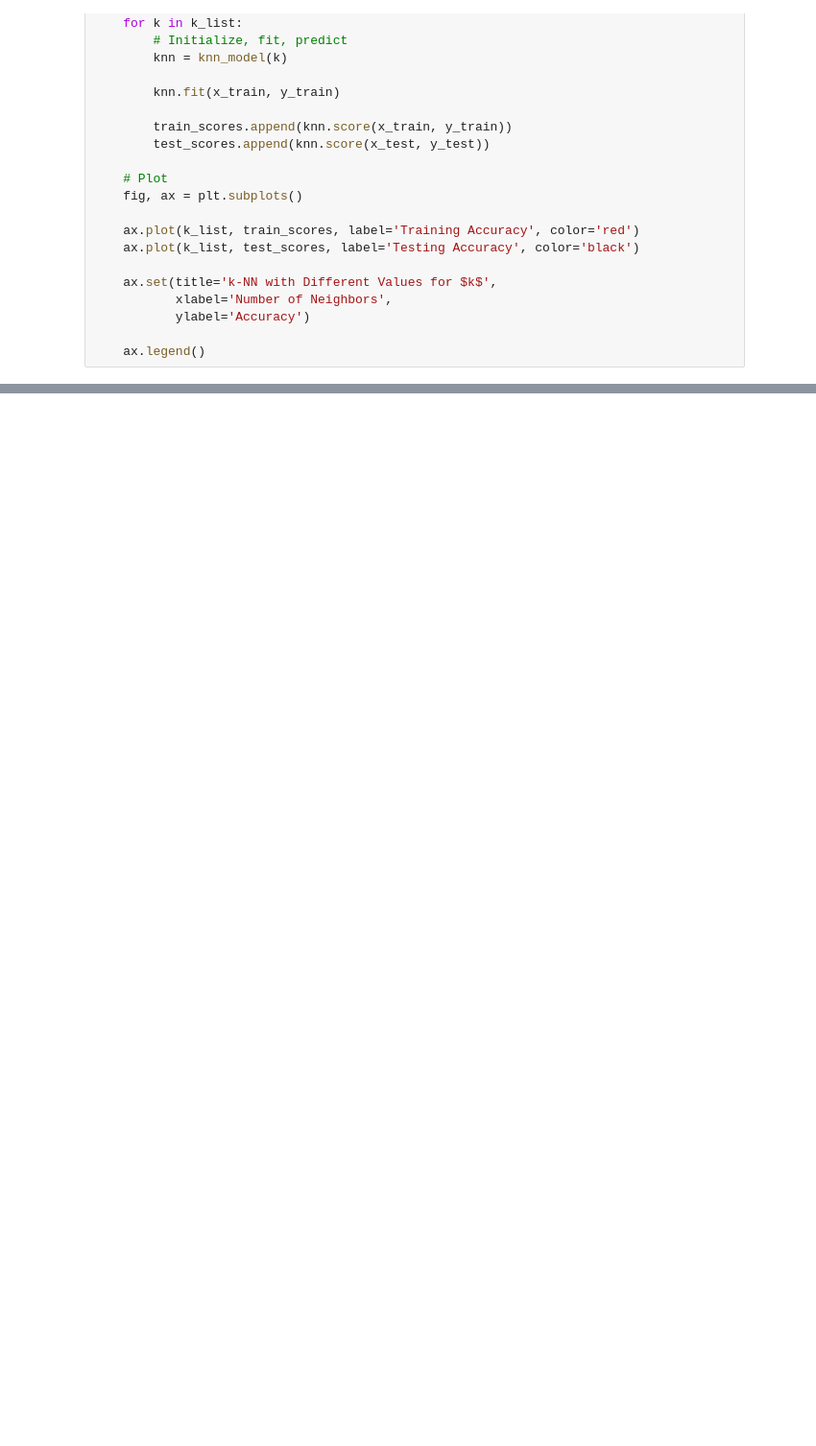
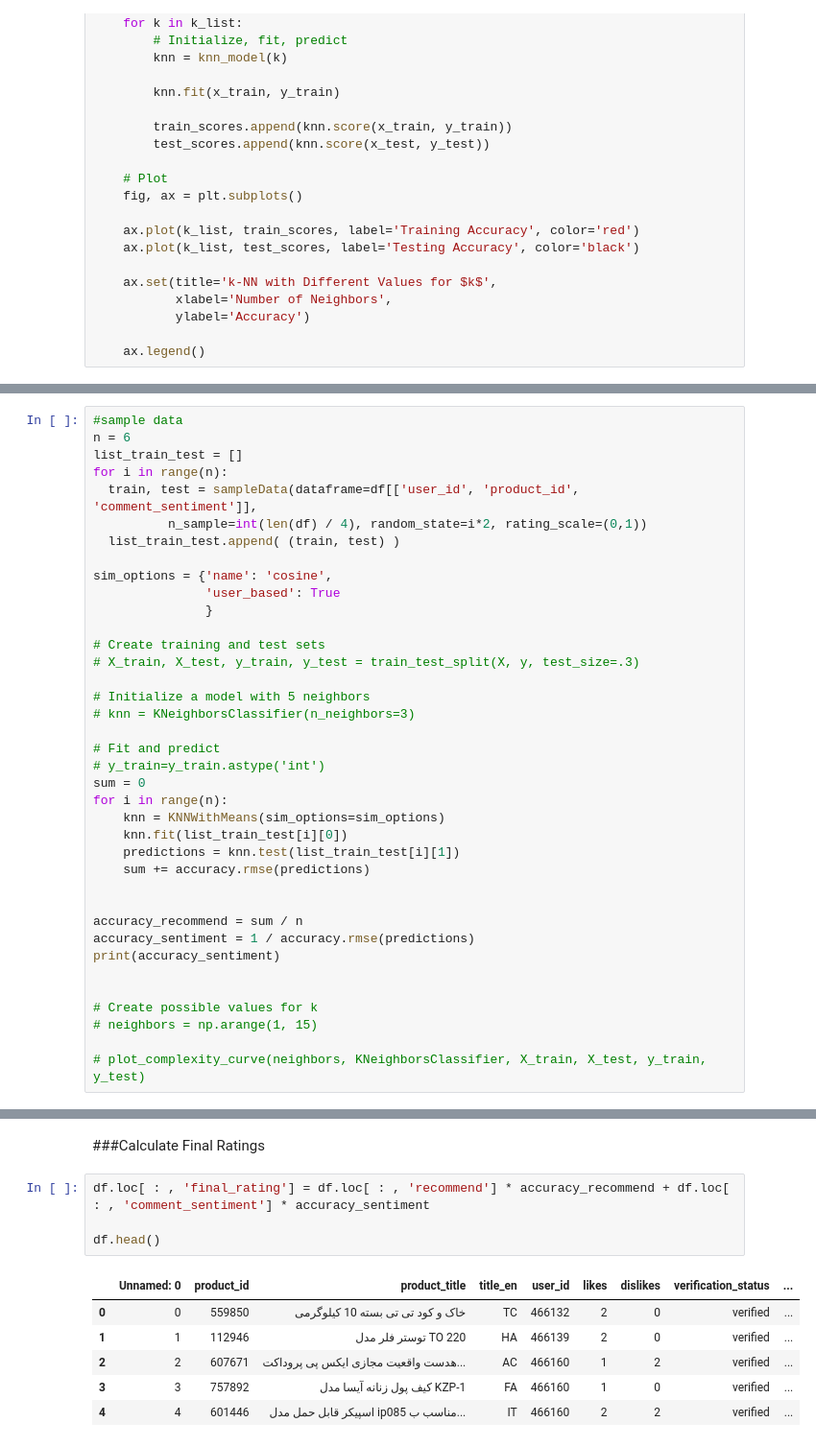
Before and after one commit to shahabbadihi/IT, a Jupyter notebook: colabrative.ipynb, the cells around one changed output, grey strips where cells are left out. Shown at 96% size. Cells and saved outputs as stored; diff of their text form; blank space fills up the shorter version.

```diff
--- a/colabrative.ipynb
+++ b/colabrative.ipynb
@@ -146,0 +186,38 @@ Computing the cosine similarity matrix...
+# %%
+#sample data
+n = 6
+list_train_test = []
+for i in range(n):
+  train, test = sampleData(dataframe=df[['user_id', 'product_id', 'comment_sentiment']],
+          n_sample=int(len(df) / 4), random_state=i*2, rating_scale=(0,1))
+  list_train_test.append( (train, test) )
+
+sim_options = {'name': 'cosine',
+               'user_based': True
+               }
+
+# Create training and test sets
+# X_train, X_test, y_train, y_test = train_test_split(X, y, test_size=.3)
+
+# Initialize a model with 5 neighbors
+# knn = KNeighborsClassifier(n_neighbors=3)
+
+# Fit and predict
+# y_train=y_train.astype('int')
+sum = 0
+for i in range(n):
+    knn = KNNWithMeans(sim_options=sim_options)
+    knn.fit(list_train_test[i][0])
+    predictions = knn.test(list_train_test[i][1])
+    sum += accuracy.rmse(predictions)
+
+
+accuracy_recommend = sum / n
+accuracy_sentiment = 1 / accuracy.rmse(predictions)
+print(accuracy_sentiment)
+
+
+# Create possible values for k
+# neighbors = np.arange(1, 15)
+
+# plot_complexity_curve(neighbors, KNeighborsClassifier, X_train, X_test, y_train, y_test)
@@ -146,0 +245,13 @@ Computing the cosine similarity matrix...
+# %% [markdown]
+###Calculate Final Ratings
+# %%
+df.loc[ : , 'final_rating'] = df.loc[ : , 'recommend'] * accuracy_recommend + df.loc[ : , 'comment_sentiment'] * accuracy_sentiment
+
+df.head()
+# %% [output]
+|  | Unnamed: 0 | product_id | product_title | title_en | user_id | likes | dislikes | verification_status | ... |
+| 0 | 0 | 559850 | خاک و کود تی تی بسته 10 کیلوگرمی | TC | 466132 | 2 | 0 | verified | ... |
+| 1 | 1 | 112946 | توستر فلر مدل TO 220 | HA | 466139 | 2 | 0 | verified | ... |
+| 2 | 2 | 607671 | هدست واقعیت مجازی ایکس پی پروداکت... | AC | 466160 | 1 | 2 | verified | ... |
+| 3 | 3 | 757892 | کیف پول زنانه آیسا مدل KZP-1 | FA | 466160 | 1 | 0 | verified | ... |
+| 4 | 4 | 601446 | اسپیکر قابل حمل مدل ip085 مناسب ب... | IT | 466160 | 2 | 2 | verified | ... |
```
Also changed, not shown: parts of 15 cells of this notebook.
